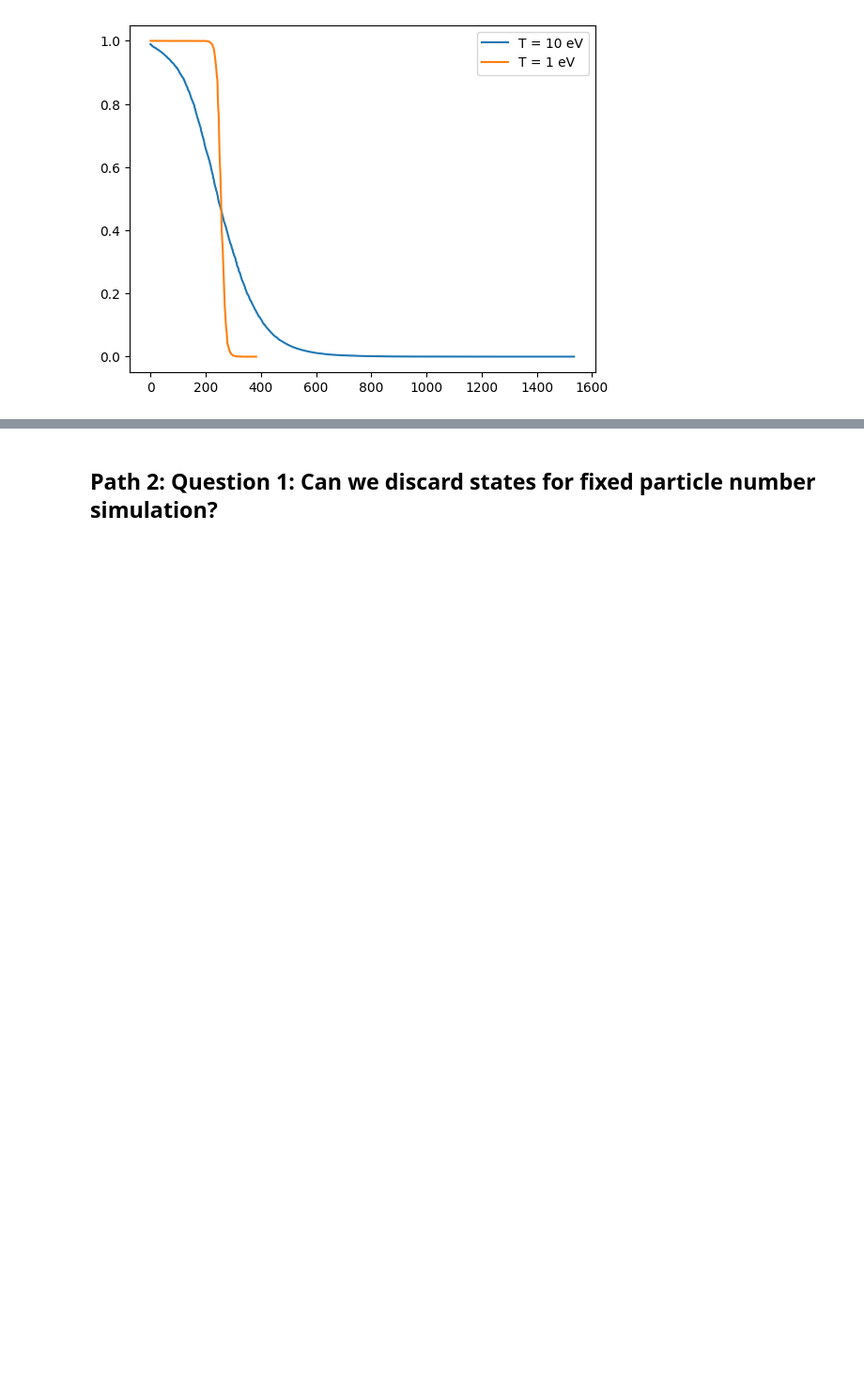
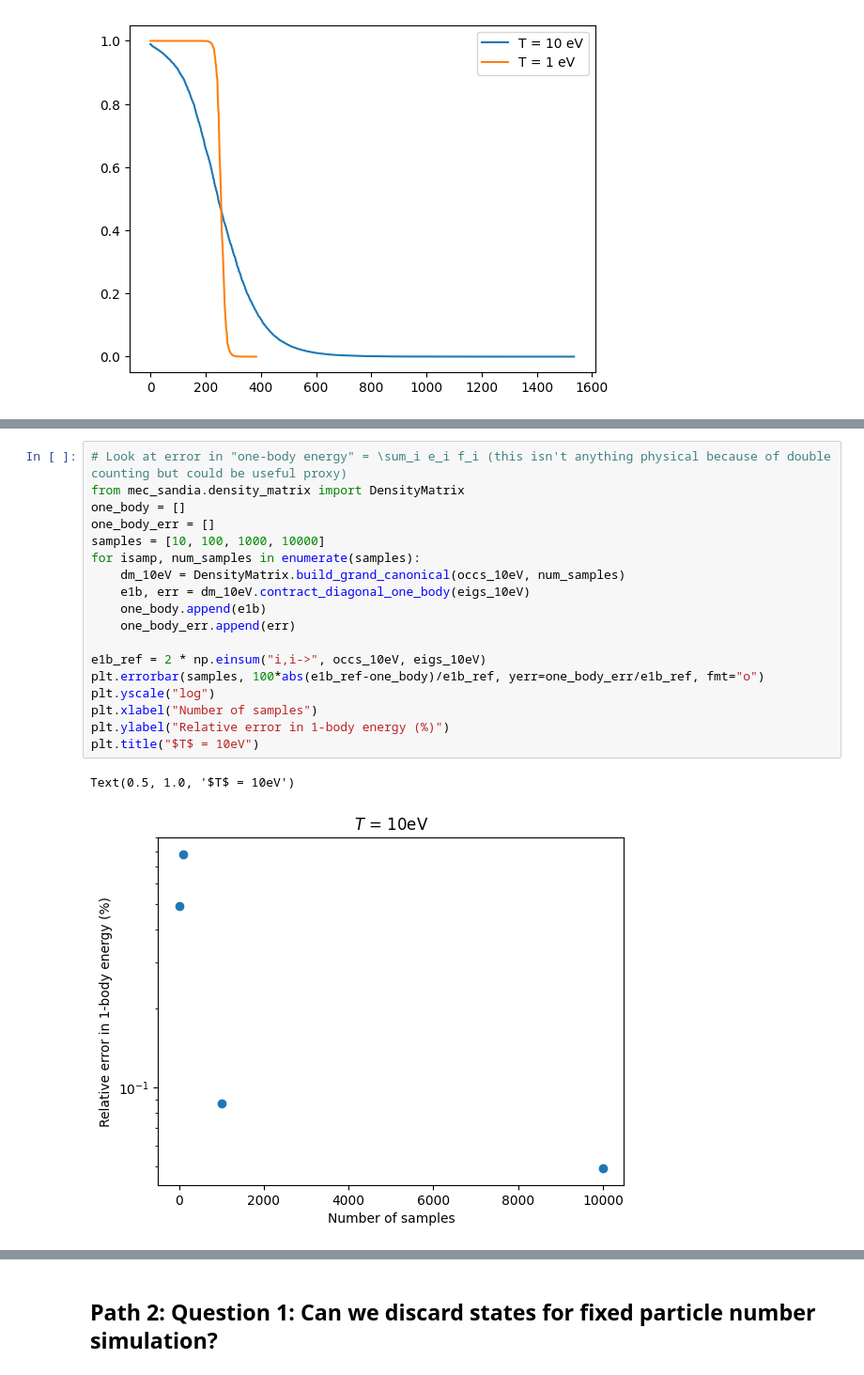
Before and after one commit to ncrubin/mec-sandia, a Jupyter notebook: notebooks/ensembles.ipynb, the cells around one changed output, grey strips where cells are left out. Shown at 94% size. Drawn from its saved outputs; the diff is of its cells as text; blank space fills up the shorter version.

```diff
--- a/notebooks/ensembles.ipynb
+++ b/notebooks/ensembles.ipynb
@@ -150,0 +159,21 @@ Text(0.5, 1.0, '$T=10$ eV')
+# %%
+# Look at error in "one-body energy" = \sum_i e_i f_i (this isn't anything physical because of double counting but could be useful proxy)
+from mec_sandia.density_matrix import DensityMatrix
+one_body = []
+one_body_err = []
+samples = [10, 100, 1000, 10000]
+for isamp, num_samples in enumerate(samples):
+    dm_10eV = DensityMatrix.build_grand_canonical(occs_10eV, num_samples)
+    e1b, err = dm_10eV.contract_diagonal_one_body(eigs_10eV)
+    one_body.append(e1b)
+    one_body_err.append(err)
+
+e1b_ref = 2 * np.einsum("i,i->", occs_10eV, eigs_10eV)
+plt.errorbar(samples, 100*abs(e1b_ref-one_body)/e1b_ref, yerr=one_body_err/e1b_ref, fmt="o")
+plt.yscale("log")
+plt.xlabel("Number of samples")
+plt.ylabel("Relative error in 1-body energy (%)")
+plt.title("$T$ = 10eV")
+# %% [output]
+Text(0.5, 1.0, '$T$ = 10eV')
+[figure, added]
```
Also changed, not shown: parts of 18 cells of this notebook, 1 other file.
